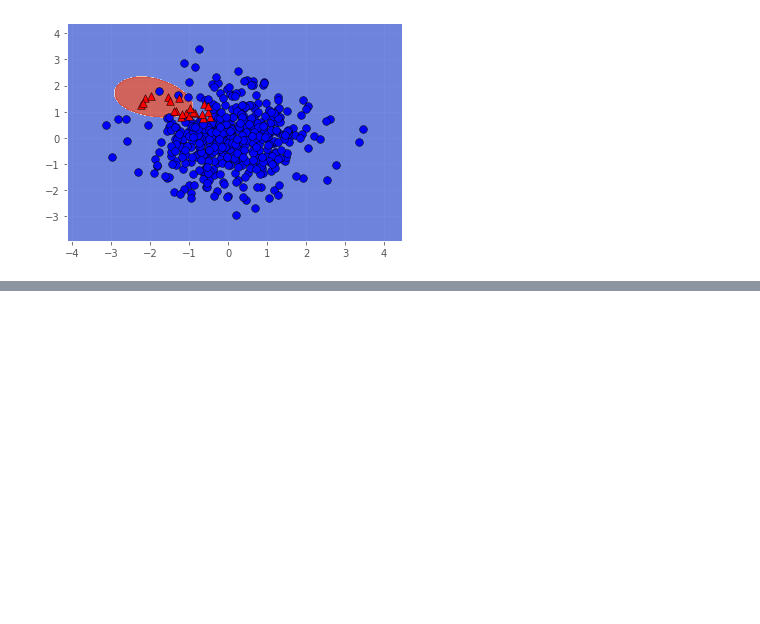
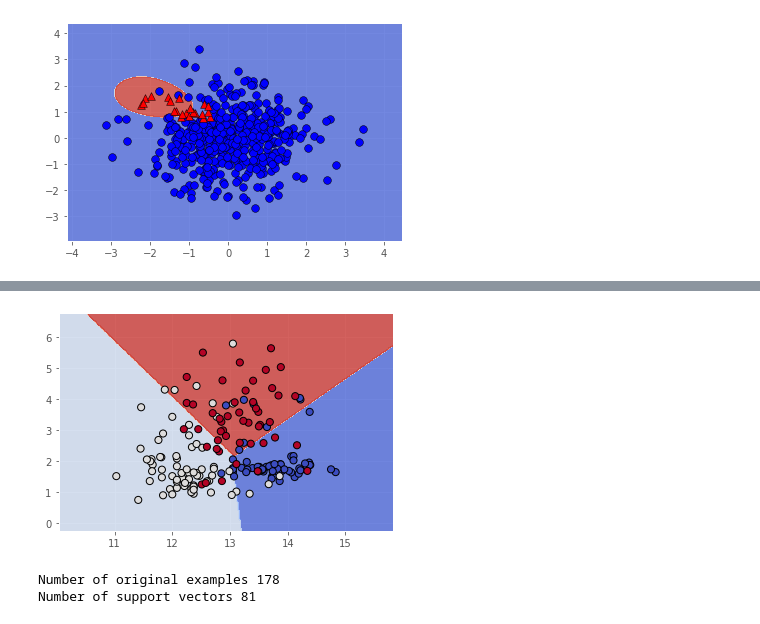
Before and after one commit to etherion-1337/Machine_Learning_basics, a Jupyter notebook: python_scikit_learn.ipynb, the cells around one changed output, grey strips where cells are left out. Cells and saved outputs as stored; diff of their text form; code cells hidden in the pictures; blank space fills up the shorter version.

```diff
--- a/python_scikit_learn.ipynb
+++ b/python_scikit_learn.ipynb
@@ -5374,0 +5582,15 @@ plot_classifier(X_train, y_train==1,svm_class_1)
+# %%
+# Support vectors are defined as training examples that influence the decision boundary.
+# In this exercise, you'll observe this behavior by removing non support vectors from the training set.
+# Train a linear SVM
+svm = SVC(kernel="linear")
+svm.fit(X,y)
+plot_classifier(X, y, svm)
+
+# Make a new data set keeping only the support vectors
+print("Number of original examples", len(X))
+print("Number of support vectors", len(svm.support_))
+# %% [output]
+[figure, added]
+Number of original examples 178
+Number of support vectors 81
```
Also changed, not shown: parts of 8 cells of this notebook.
